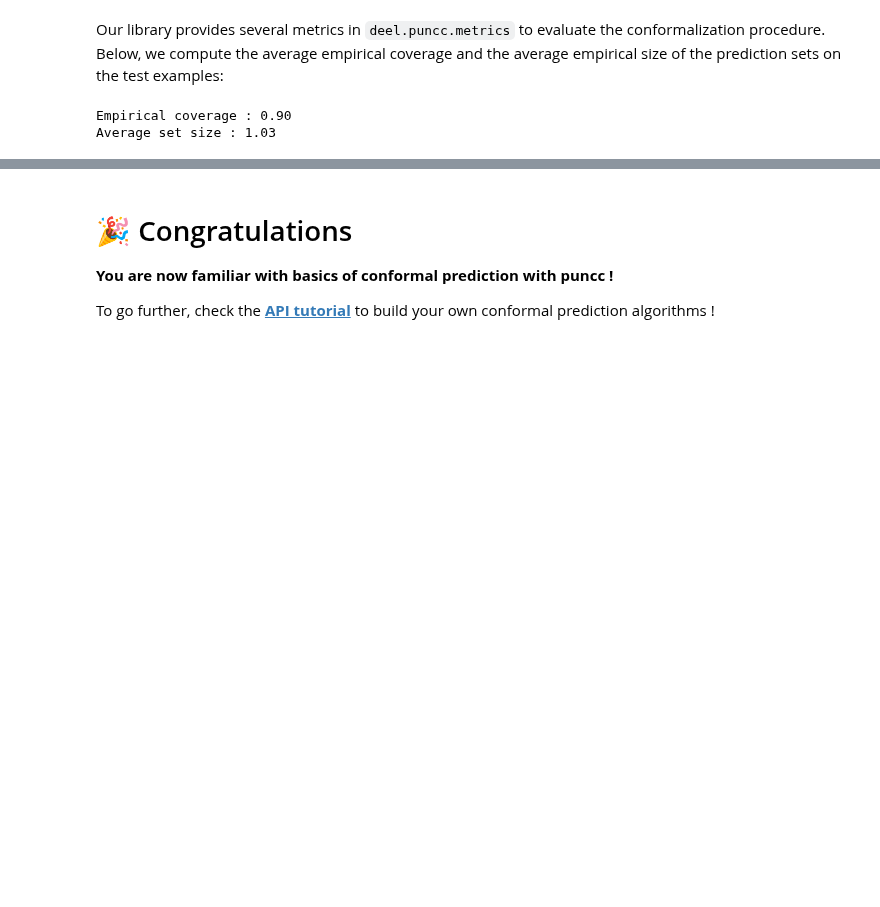
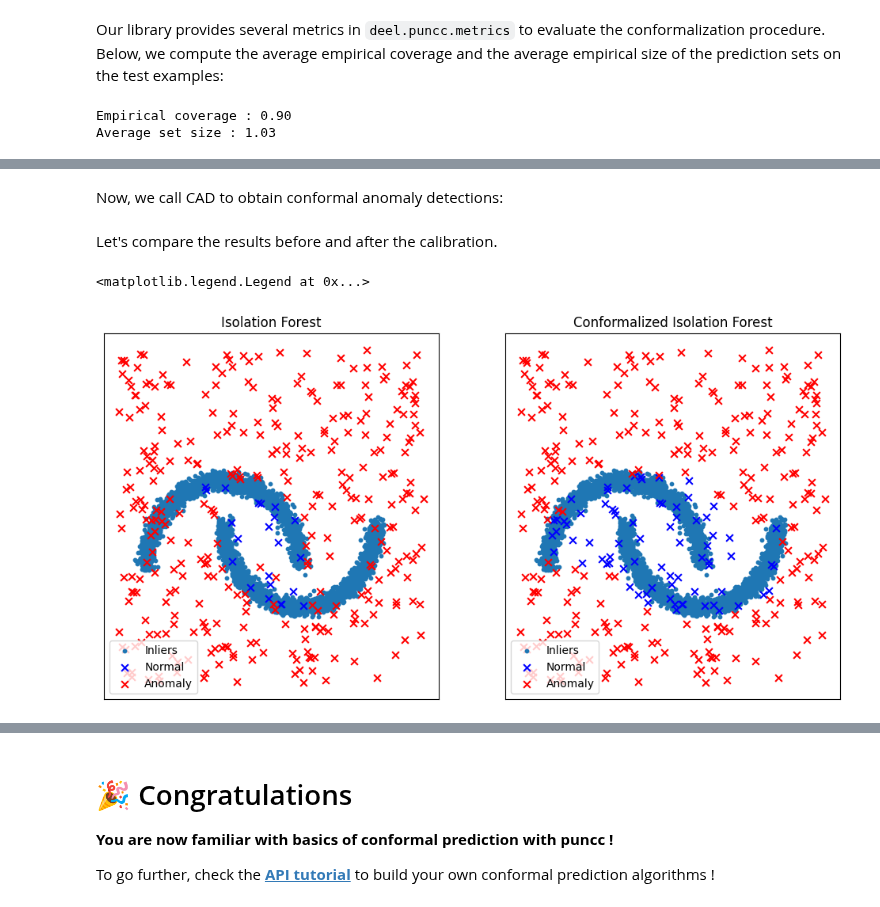
Before and after one commit to deel-ai/puncc, a Jupyter notebook: docs/puncc_intro.ipynb, the cells around one changed output, grey strips where cells are left out. Cells and saved outputs as stored; diff of their text form; code cells hidden in the pictures; blank space fills up the shorter version.

Commit message:
doc: added conformal anomaly detection documentation and tutorial

```diff
--- a/docs/puncc_intro.ipynb
+++ b/docs/puncc_intro.ipynb
@@ -308,0 +368,80 @@ Average set size : 1.03
+# %%
+from deel.puncc.anomaly_detection import SplitCAD
+
+# Instantiate CAD on top of IF predictor
+if_cad = SplitCAD(if_predictor, train=True, random_state=0)
+
+# Fit the IF on the proper fitting dataset and
+# calibrate it using calibration dataset.
+# The two datasets are sampled randomly with a ration of 7:3,
+# respectively.
+if_cad.fit(z=dataset, fit_ratio=0.7)
+# %% [markdown]
+Now, we call CAD to obtain conformal anomaly detections:
+# %%
+# We set the maximum false detection rate to 5%
+alpha = 0.05
+# The method `predict` is called on the new data points
+# to test which are anomalous and which are not
+cad_results = if_cad.predict(z_test, alpha=alpha)
+cad_anomalies = z_test[cad_results]
+cad_not_anomalies = z_test[np.invert(cad_results)]
+# %% [markdown]
+Let's compare the results before and after the calibration.
+# %%
+# Detect anomalies with underlying IF model (no conformal)
+if_results = if_cad.predictor.model.predict(z_test) == 1
+if_not_anomalies = z_test[if_results]
+if_anomalies = z_test[np.invert(if_results)]
+
+fig, ax = plt.subplots(ncols=2, figsize=(12, 6), sharex=True, sharey=True)
+
+# Plot if results
+
+ax[0].scatter(dataset[:, 0], dataset[:, 1], s=10, label="Inliers")
+ax[0].scatter(
+    if_not_anomalies[:, 0],
+    if_not_anomalies[:, 1],
+    s=40,
+    marker="x",
+    color="blue",
+    label="Normal",
+)
+ax[0].scatter(
+    if_anomalies[:, 0],
+    if_anomalies[:, 1],
+    s=40,
+    marker="x",
+    color="red",
+    label="Anomaly",
+)
+ax[0].set_xticks(())
+ax[0].set_yticks(())
+ax[0].set_title("Isolation Forest")
+ax[0].legend(loc="lower left")
+
+# Plot cad results
+ax[1].scatter(dataset[:, 0], dataset[:, 1], s=10, label="Inliers")
+ax[1].scatter(
+    cad_not_anomalies[:, 0],
+    cad_not_anomalies[:, 1],
+    marker="x",
+    color="blue",
+    s=40,
+    label="Normal",
+)
+ax[1].scatter(
+    cad_anomalies[:, 0],
+    cad_anomalies[:, 1],
+    marker="x",
+    color="red",
+    s=40,
+    label="Anomaly",
+)
+ax[1].set_xticks(())
+ax[1].set_yticks(())
+ax[1].set_title("Conformalized Isolation Forest")
+ax[1].legend(loc="lower left")
+# %% [output]
+<matplotlib.legend.Legend at 0x...>
+[figure, added]
```
Also changed, not shown: parts of 13 cells of this notebook, 2 other files.
